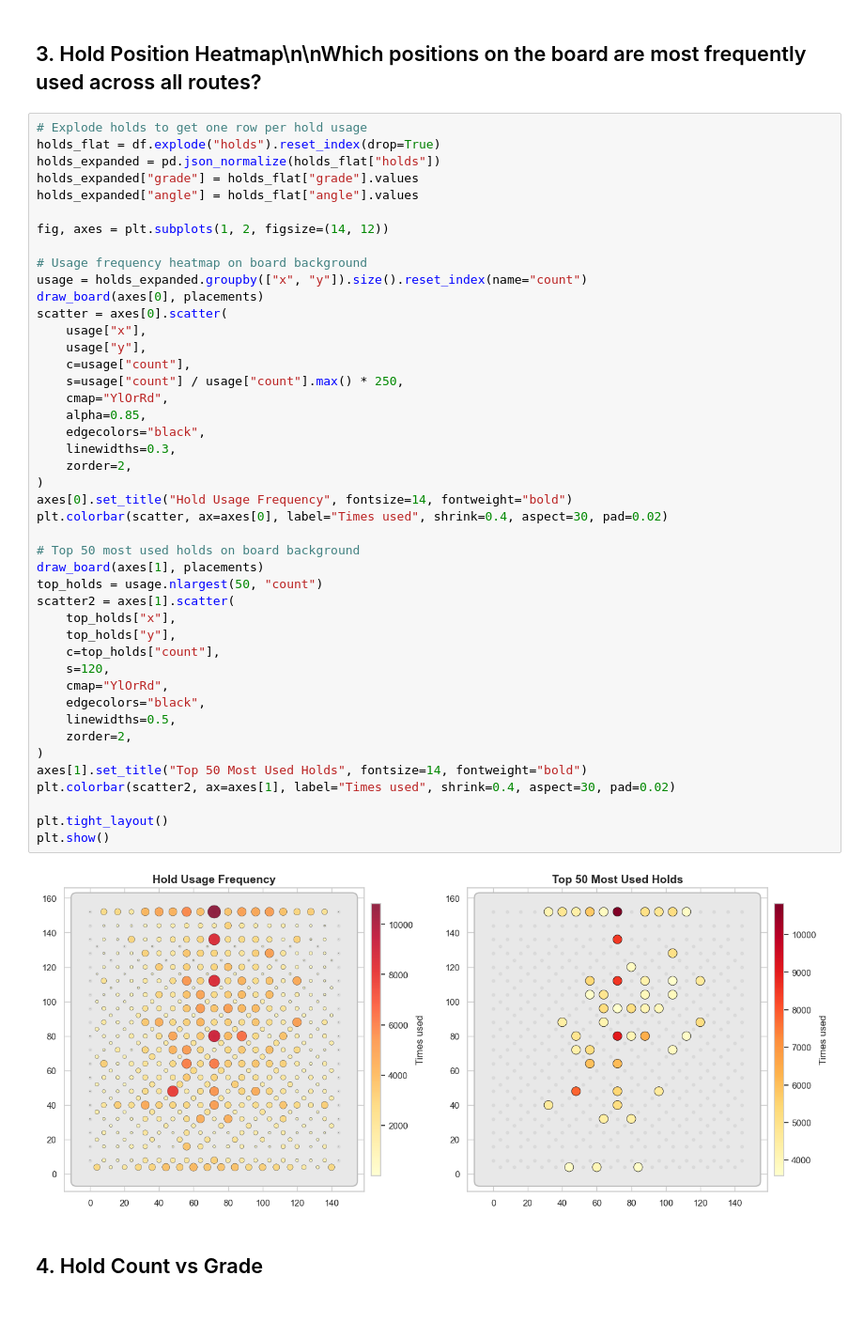
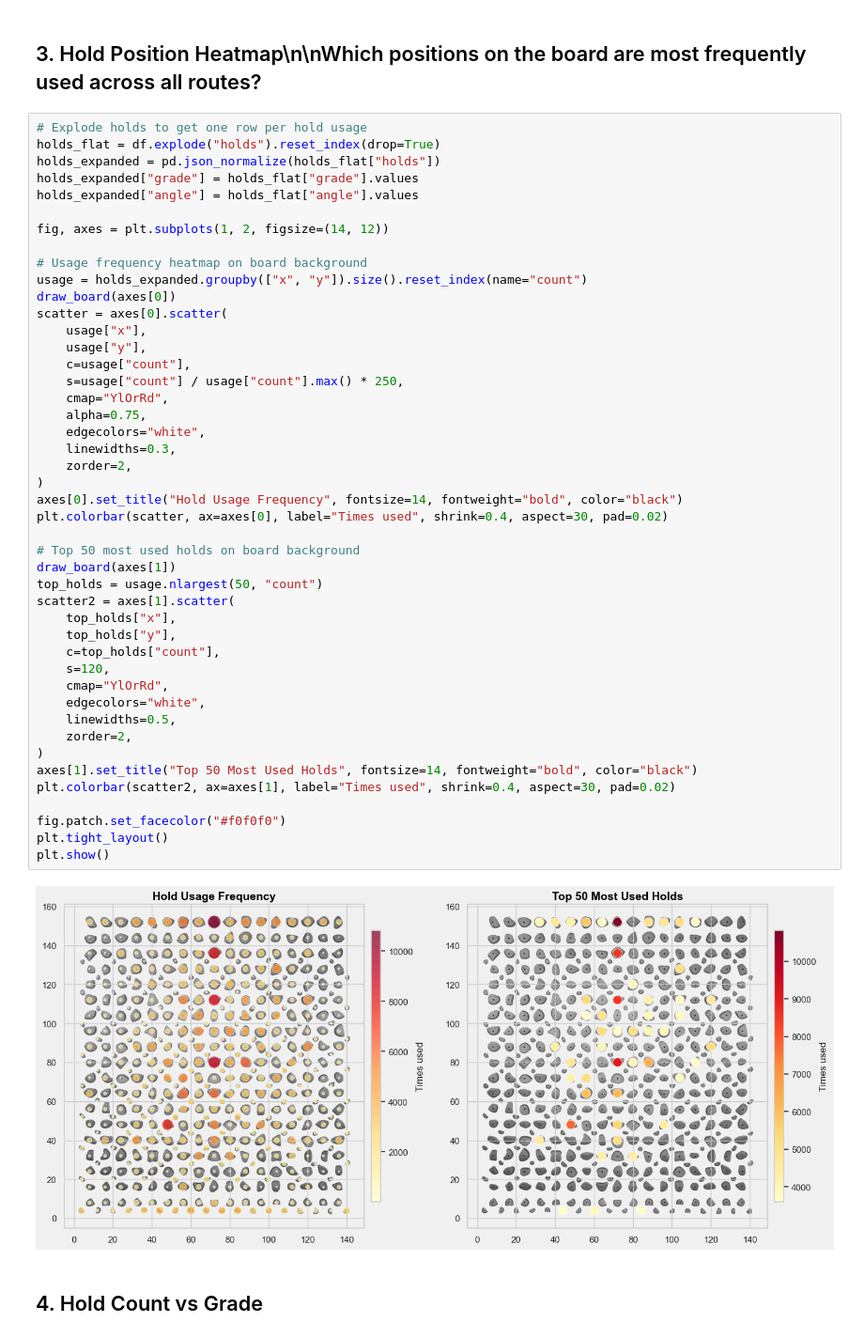
Before and after one commit to JavFerChar/portfolio-projects, a Jupyter notebook: kilter-grade-predictor/notebooks/01_eda.ipynb, the cells around one changed output. Shown at 94% size. Drawn from its saved outputs; the diff is of its cells as text; blank space fills up the shorter version.

```diff
--- a/kilter-grade-predictor/notebooks/01_eda.ipynb
+++ b/kilter-grade-predictor/notebooks/01_eda.ipynb
@@ -193,41 +176,42 @@ fig, axes = plt.subplots(1, 2, figsize=(14, 12))
 
 # Usage frequency heatmap on board background
 usage = holds_expanded.groupby(["x", "y"]).size().reset_index(name="count")
-draw_board(axes[0], placements)
+draw_board(axes[0])
 scatter = axes[0].scatter(
     usage["x"],
     usage["y"],
     c=usage["count"],
     s=usage["count"] / usage["count"].max() * 250,
     cmap="YlOrRd",
-    alpha=0.85,
-    edgecolors="black",
+    alpha=0.75,
+    edgecolors="white",
     linewidths=0.3,
     zorder=2,
 )
-axes[0].set_title("Hold Usage Frequency", fontsize=14, fontweight="bold")
+axes[0].set_title("Hold Usage Frequency", fontsize=14, fontweight="bold", color="black")
 plt.colorbar(scatter, ax=axes[0], label="Times used", shrink=0.4, aspect=30, pad=0.02)
 
 # Top 50 most used holds on board background
-draw_board(axes[1], placements)
+draw_board(axes[1])
 top_holds = usage.nlargest(50, "count")
 scatter2 = axes[1].scatter(
     top_holds["x"],
     top_holds["y"],
     c=top_holds["count"],
     s=120,
     cmap="YlOrRd",
-    edgecolors="black",
+    edgecolors="white",
     linewidths=0.5,
     zorder=2,
 )
-axes[1].set_title("Top 50 Most Used Holds", fontsize=14, fontweight="bold")
+axes[1].set_title("Top 50 Most Used Holds", fontsize=14, fontweight="bold", color="black")
 plt.colorbar(scatter2, ax=axes[1], label="Times used", shrink=0.4, aspect=30, pad=0.02)
 
+fig.patch.set_facecolor("#f0f0f0")
 plt.tight_layout()
 plt.show()
 # %% [output]
-[figure, old version]
+[figure, new version]
 # %% [markdown]
 ## 4. Hold Count vs Grade
 # %%
```
Also changed, not shown: parts of 2 cells of this notebook, 3 other files.
